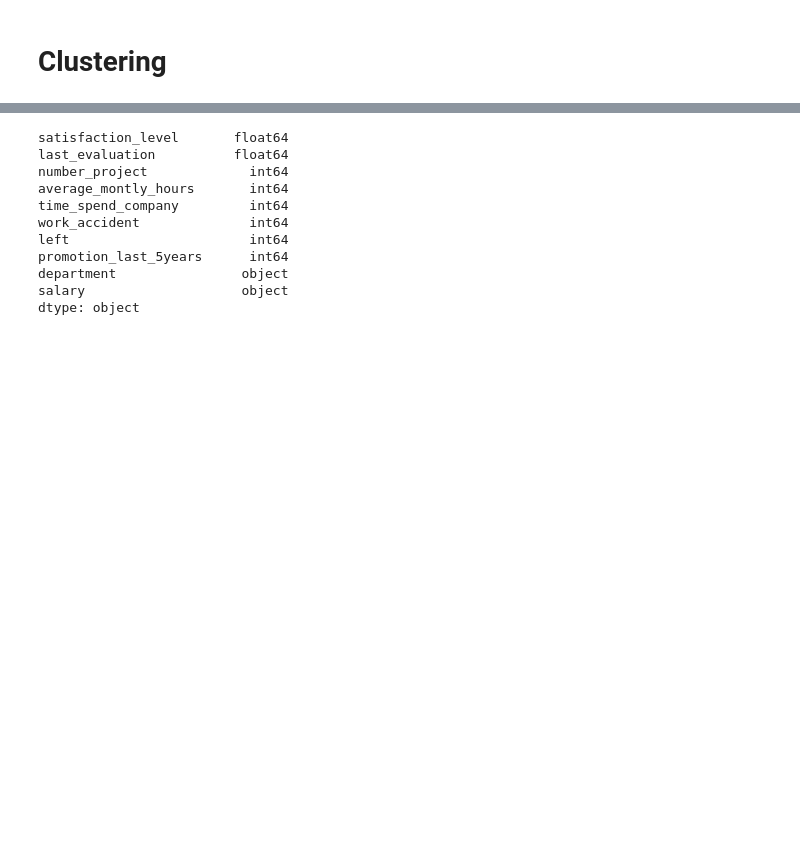
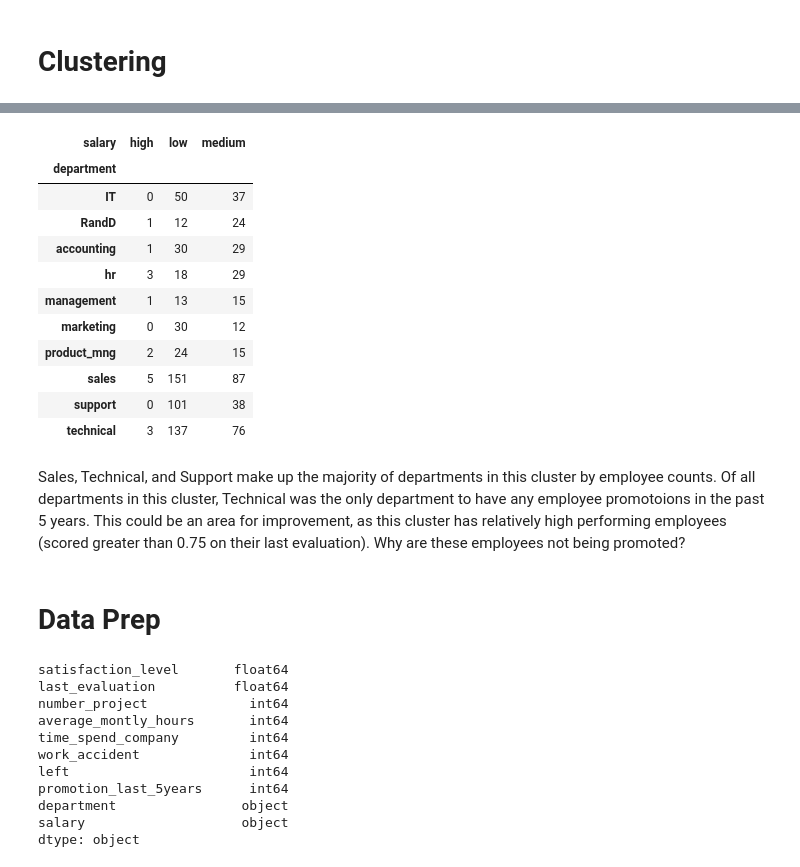
Before and after one commit to kitsbits/aiml, a Jupyter notebook: ml-core/project/ml_project.ipynb, the cells around one changed output, grey strips where cells are left out. Cells and saved outputs as stored; diff of their text form; code cells hidden in the pictures; blank space fills up the shorter version.

```diff
--- a/ml-core/project/ml_project.ipynb
+++ b/ml-core/project/ml_project.ipynb
@@ -236,3 +276,22 @@ While there is dense clustering there are also some outliers that make the clust
+# %%
+pd.crosstab(sub_low_sat_high_eval["department"], sub_low_sat_high_eval["salary"])
+# %% [output]
+| salary | high | low | medium |
+| department |  |  |  |
+| IT | 0 | 50 | 37 |
+| RandD | 1 | 12 | 24 |
+| accounting | 1 | 30 | 29 |
+| hr | 3 | 18 | 29 |
+| management | 1 | 13 | 15 |
+| marketing | 0 | 30 | 12 |
+| product_mng | 2 | 24 | 15 |
+| sales | 5 | 151 | 87 |
+| support | 0 | 101 | 38 |
+| technical | 3 | 137 | 76 |
+# %% [markdown]
+Sales, Technical, and Support make up the majority of departments in this cluster by employee counts. Of all departments in this cluster, Technical was the only department to have any employee promotoions in the past 5 years. This could be an area for improvement, as this cluster has relatively high performing employees (scored greater than 0.75 on their last evaluation). Why are these employees not being promoted?
+# %% [markdown]
+# Data Prep
 # %%
 df.dtypes
 # %% [output]
```
Also changed, not shown: parts of 12 cells of this notebook.
